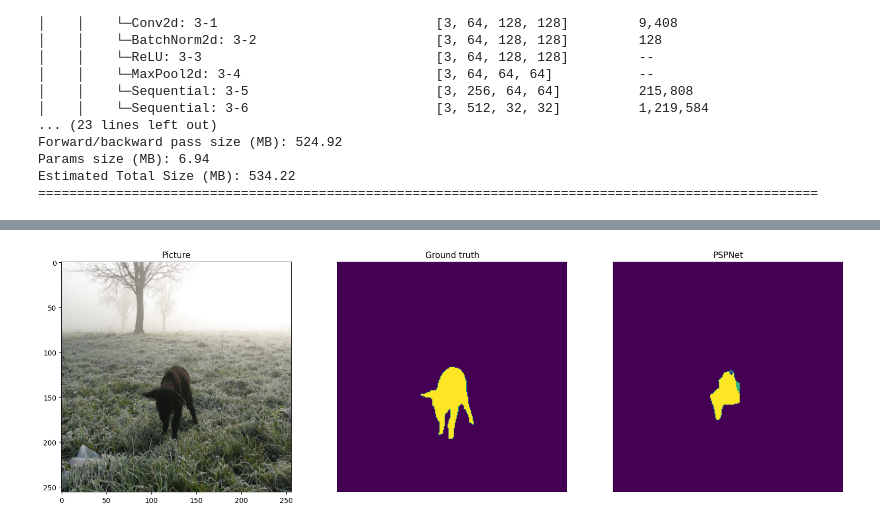
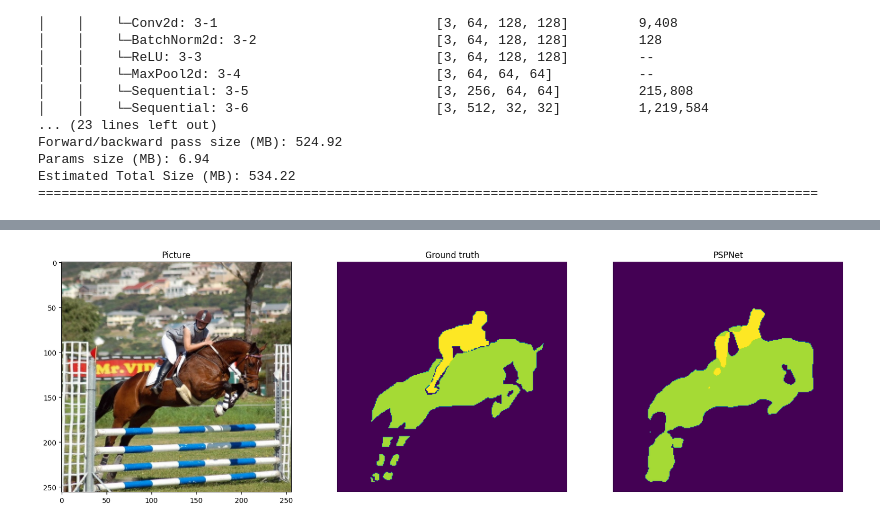
Before and after one commit to jagerbob/pspnet-semantic-segmentation, a Jupyter notebook: 02_pspnet_pascalvoc.ipynb, the cells around one changed output, grey strips where cells are left out. Drawn from its saved outputs; the diff is of its cells as text; code cells hidden in the pictures.

```diff
--- a/02_pspnet_pascalvoc.ipynb
+++ b/02_pspnet_pascalvoc.ipynb
@@ -226,20 +226,20 @@ def predict_image_mask(model, image):
         masked = masked.cpu().squeeze(0)
     return masked
 # %%
-image, mask = val_set[240]
+image, mask = val_set[401]
 masked = torch.argmax(mask, dim=0)
 pred_mask = predict_image_mask(model, image)
 
 fig, (ax1, ax2, ax3) = plt.subplots(1,3, figsize=(20,10))
 ax1.imshow(T.ToPILImage()(image))
 ax1.set_title('Picture')
 
 ax2.imshow(mask)
 ax2.set_title('Ground truth')
 ax2.set_axis_off()
 
 ax3.imshow(pred_mask)
 ax3.set_title('PSPNet')
 ax3.set_axis_off()
 # %% [output]
-[figure, old version]
+[figure, new version]
```
Also changed, not shown: parts of 3 cells of this notebook.
